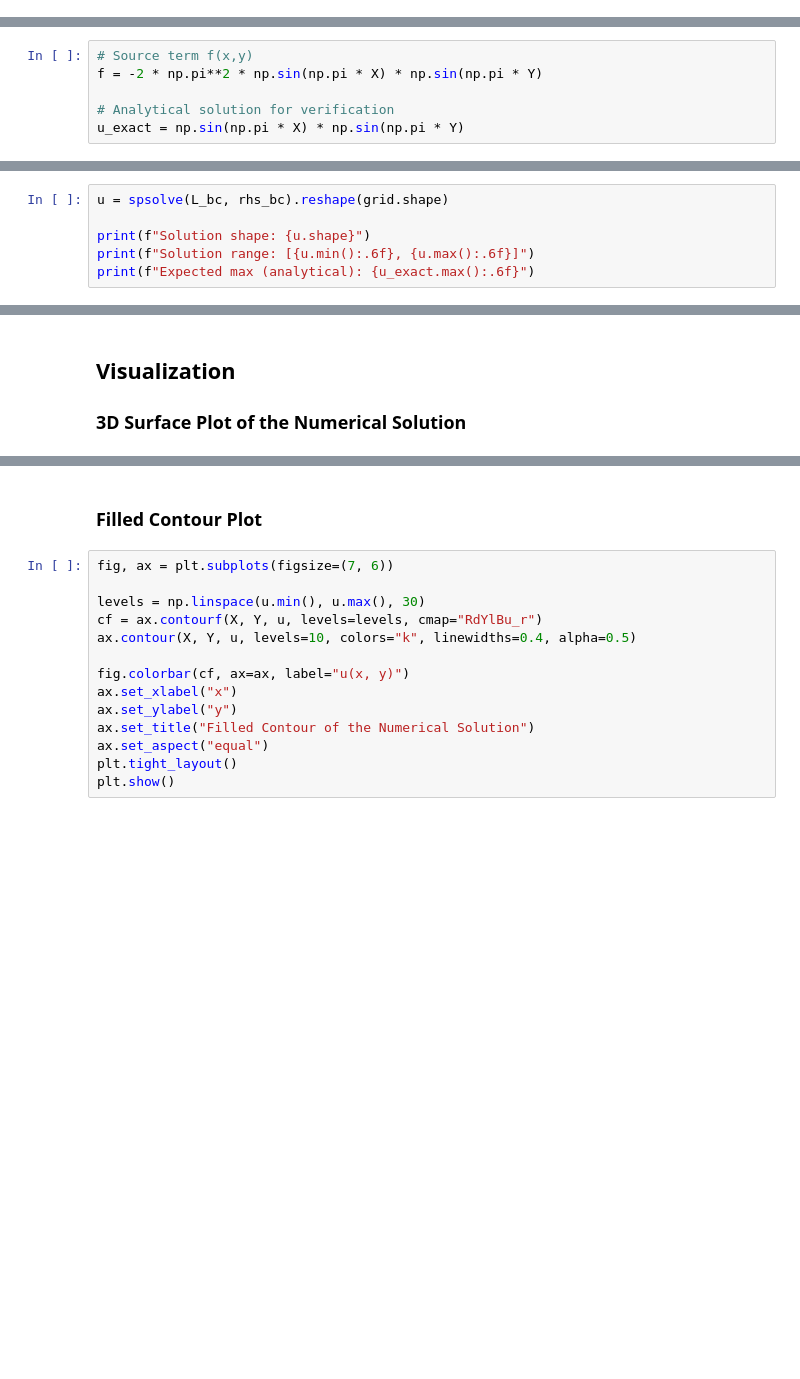
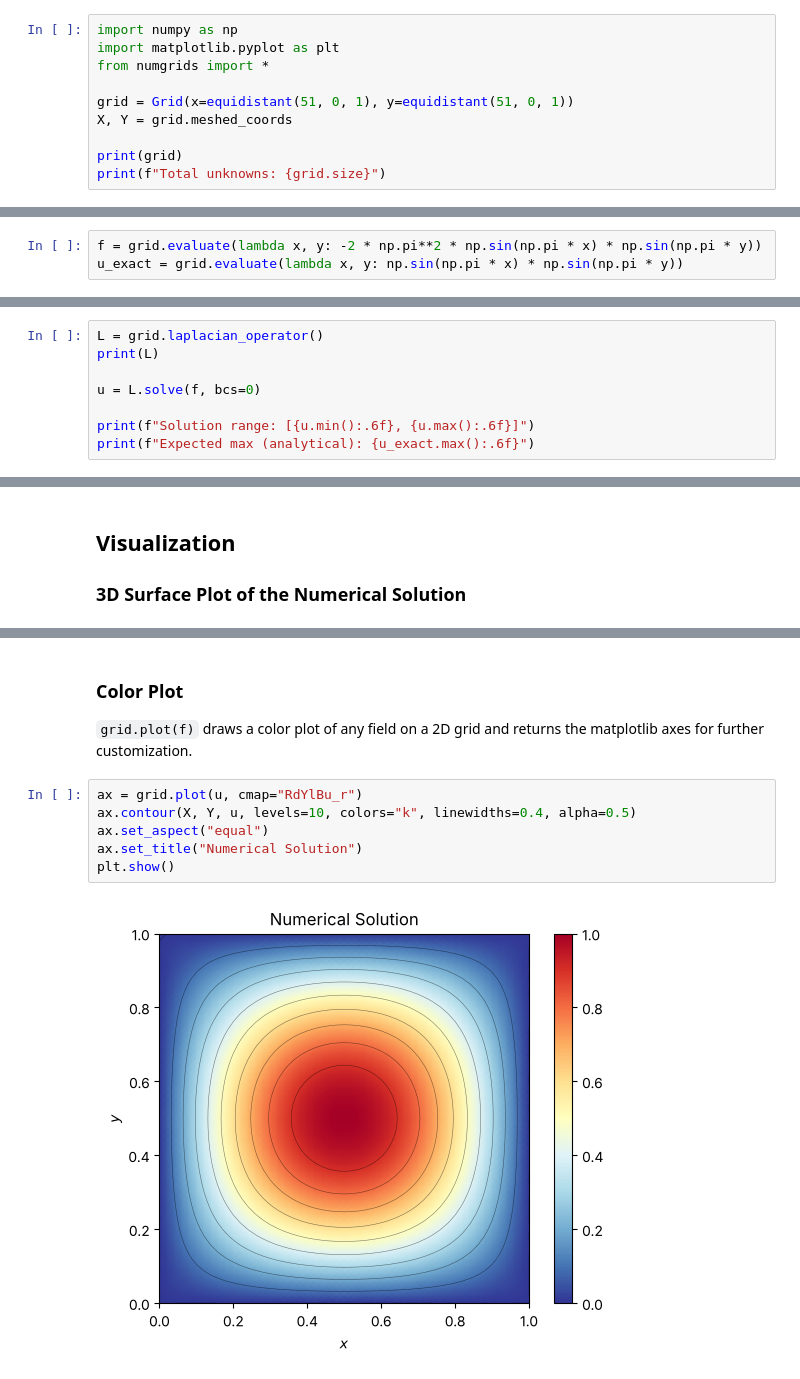
Before and after one commit to maroba/numgrids, a Jupyter notebook: examples/poisson-equation-2d.ipynb, the cells around one changed output, grey strips where cells are left out. Saved outputs shown, nothing was run; the diff lists cells and outputs as text; blank space fills up the shorter version.

```diff
--- a/examples/poisson-equation-2d.ipynb
+++ b/examples/poisson-equation-2d.ipynb
@@ -50,0 +30,10 @@ print(f"X shape: {X.shape}, Y shape: {Y.shape}")
+# %%
+import numpy as np
+import matplotlib.pyplot as plt
+from numgrids import *
+
+grid = Grid(x=equidistant(51, 0, 1), y=equidistant(51, 0, 1))
+X, Y = grid.meshed_coords
+
+print(grid)
+print(f"Total unknowns: {grid.size}")
@@ -53,6 +50,3 @@ print(f"X shape: {X.shape}, Y shape: {Y.shape}")
 # %%
-# Source term f(x,y)
-f = -2 * np.pi**2 * np.sin(np.pi * X) * np.sin(np.pi * Y)
-
-# Analytical solution for verification
-u_exact = np.sin(np.pi * X) * np.sin(np.pi * Y)
+f = grid.evaluate(lambda x, y: -2 * np.pi**2 * np.sin(np.pi * x) * np.sin(np.pi * y))
+u_exact = grid.evaluate(lambda x, y: np.sin(np.pi * x) * np.sin(np.pi * y))
@@ -94,6 +59,8 @@ We solve the sparse linear system using SciPy's direct solver `spsolve`, then re
 # %%
-u = spsolve(L_bc, rhs_bc).reshape(grid.shape)
+L = grid.laplacian_operator()
+print(L)
 
-print(f"Solution shape: {u.shape}")
+u = L.solve(f, bcs=0)
+
 print(f"Solution range: [{u.min():.6f}, {u.max():.6f}]")
 print(f"Expected max (analytical): {u_exact.max():.6f}")
@@ -119,16 +89,13 @@ plt.show()
-# %% [markdown]
-### Filled Contour Plot
+# %% [markdown]
+### Color Plot
+
+`grid.plot(f)` draws a color plot of any field on a 2D grid and returns the matplotlib axes for further
+customization.
 # %%
-fig, ax = plt.subplots(figsize=(7, 6))
-
-levels = np.linspace(u.min(), u.max(), 30)
-cf = ax.contourf(X, Y, u, levels=levels, cmap="RdYlBu_r")
+ax = grid.plot(u, cmap="RdYlBu_r")
 ax.contour(X, Y, u, levels=10, colors="k", linewidths=0.4, alpha=0.5)
-
-fig.colorbar(cf, ax=ax, label="u(x, y)")
-ax.set_xlabel("x")
-ax.set_ylabel("y")
-ax.set_title("Filled Contour of the Numerical Solution")
 ax.set_aspect("equal")
-plt.tight_layout()
+ax.set_title("Numerical Solution")
 plt.show()
+# %% [output]
+[figure, added]
```
Also changed, not shown: parts of 31 cells of this notebook, 10 other files.
